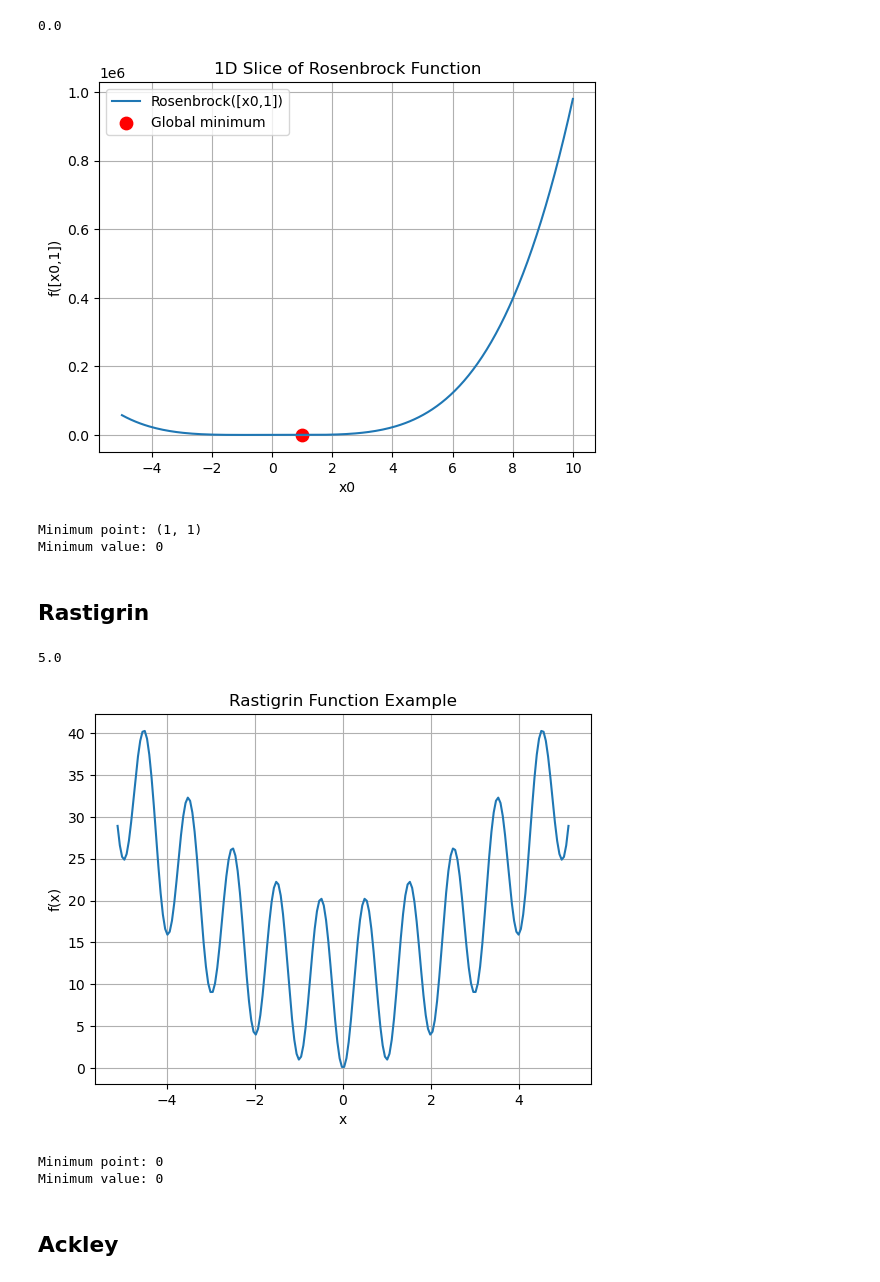
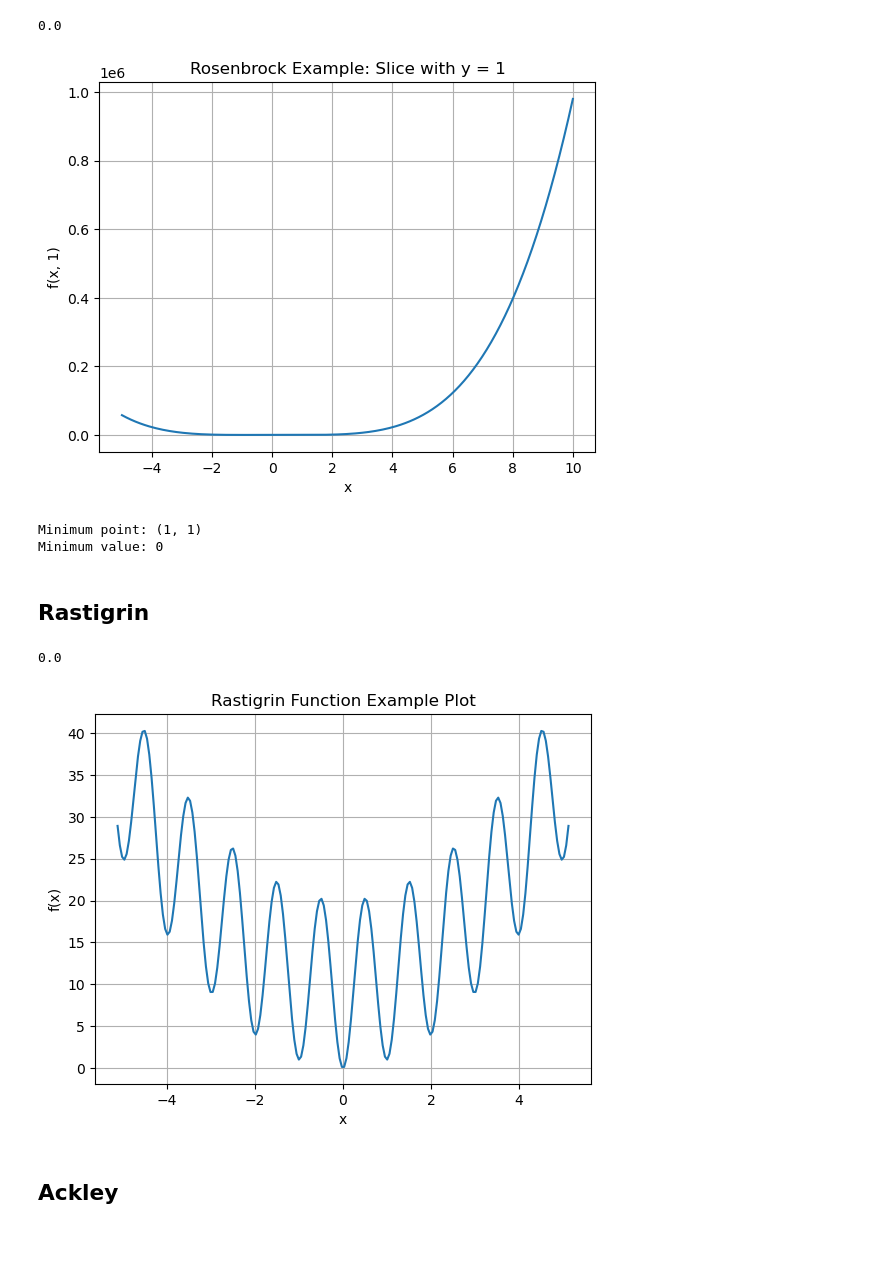
Before and after one commit to emibk/ACIT4160-1-Final_Project_Group_12, a Jupyter notebook: Problem-2: PSO/PSO.ipynb, the cells around one changed output. Cells and saved outputs as stored; diff of their text form; code cells hidden in the pictures; blank space fills up the shorter version.

```diff
--- a/Problem-2: PSO/PSO.ipynb
+++ b/Problem-2: PSO/PSO.ipynb
@@ -24,18 +31,7 @@ y = np.array([sphere([xi]) for xi in x])
 plt.plot(x, y)
 plt.xlabel('x')
 plt.ylabel('f(x)')
-plt.title('Sphere Function Example')
+plt.title('Sphere Function Example Plot')
 plt.grid(True)
 plt.show()
-
-import sympy as sp
-x = sp.symbols('x')
-f = x**2
-
-df = sp.diff(f,x)
-
-min_point = sp.solve(df, x)
-min_value = f.subs(x, min_point[0])
-print("Minimum point:", min_point[0])
-print("Minimum value:", min_value)
 # %% [output]
@@ -46,6 +40,11 @@ Minimum value: 0
 ## Rosenbrock
 # %%
 def rosenbrock(x):
+    """
+    Implement Rosenbrock function.
+    :param x: Input vector.
+    :return: Value of Rosenbrock function on x.
+    """
     x = np.array(x)
     return np.sum(100.0 * (x[1:] - x[:-1]**2)**2 + (1 - x[:-1])**2)
 # %%
@@ -53,33 +52,35 @@ rosenbrock([1,1])
 # %% [output]
 0.0
 # %%
+# Plotting Rosenbrock Slice with y = 1
 x = np.linspace(-5, 10, 200)
 y = np.array([rosenbrock([xi, 1]) for xi in x])
 
 
-plt.plot(x, y, label='Rosenbrock([x0,1])')
-plt.scatter(1, rosenbrock([1, 1]), color='red', s=80, label='Global minimum')
-plt.xlabel('x0')
-plt.ylabel('f([x0,1])')
-plt.title('1D Slice of Rosenbrock Function')
+plt.plot(x,y)
+plt.xlabel('x')
+plt.ylabel('f(x, 1)')
+plt.title('Rosenbrock Example: Slice with y = 1')
 plt.grid(True)
-plt.legend()
 plt.show()
 
+# Using sympty to show global minima
 import sympy as sp
-x0, x1 = sp.symbols('x0 x1')
-f = 100 * (x1 - x0**2)**2 + (1 - x0)**2  # 2D Rosenbrock
-# Compute derivatives
-df_dx0 = sp.diff(f, x0)
-df_dx1 = sp.diff(f, x1)
+x, y  = sp.symbols('x y')
+f = 100 * (y - x**2)**2 + (1 - x)**2  # 2D Rosenbrock
 
-min_point = sp.solve([df_dx0, df_dx1], (x0, x1))
+# Computing derivatives
+df_dx = sp.diff(f, x)
+df_dy = sp.diff(f, y)
+
+min_point = sp.solve([df_dx, df_dy], (x, y)) # Finding minima
+
+# Printing minima
 print("Minimum point:", min_point[0])
-
-min_value = f.subs({x0: min_point[0][0], x1: min_point[0][1]})
+min_value = f.subs({x: min_point[0][0], y: min_point[0][1]})
 print("Minimum value:", min_value)
 # %% [output]
-[figure, old version]
+[figure, new version]
 Minimum point: (1, 1)
 Minimum value: 0
 # %% [markdown]
@@ -91,9 +97,9 @@ def rastigrin(x):
 
     return 10 * x.size + sum
 # %%
-rastigrin([1,2])
+rastigrin([0,0,0])
 # %% [output]
-5.0
+0.0
 # %%
 x = np.linspace(-5.12, 5.12, 200)
 y = np.array([rastigrin([xi]) for xi in x])
@@ -102,23 +108,11 @@ y = np.array([rastigrin([xi]) for xi in x])
 plt.plot(x, y)
 plt.xlabel('x')
 plt.ylabel('f(x)')
-plt.title('Rastigrin Function Example')
+plt.title('Rastigrin Function Example Plot')
 plt.grid(True)
 plt.show()
-
-x = sp.symbols('x')
-f = 10 + x**2 - 10*sp.cos(2*sp.pi*x)
-df = sp.diff(f, x)
-
-min_point = sp.nsolve(df, x, 0)
-min_value = f.subs(x, min_point)
-
-print("Minimum point:", min_point)
-print("Minimum value:", min_value)
 # %% [output]
-[figure, old version]
+[figure, new version]
-Minimum point: 0
-Minimum value: 0
 # %% [markdown]
 ## Ackley
 # %%
```
Also changed, not shown: parts of 129 cells of this notebook, 1 other file.
